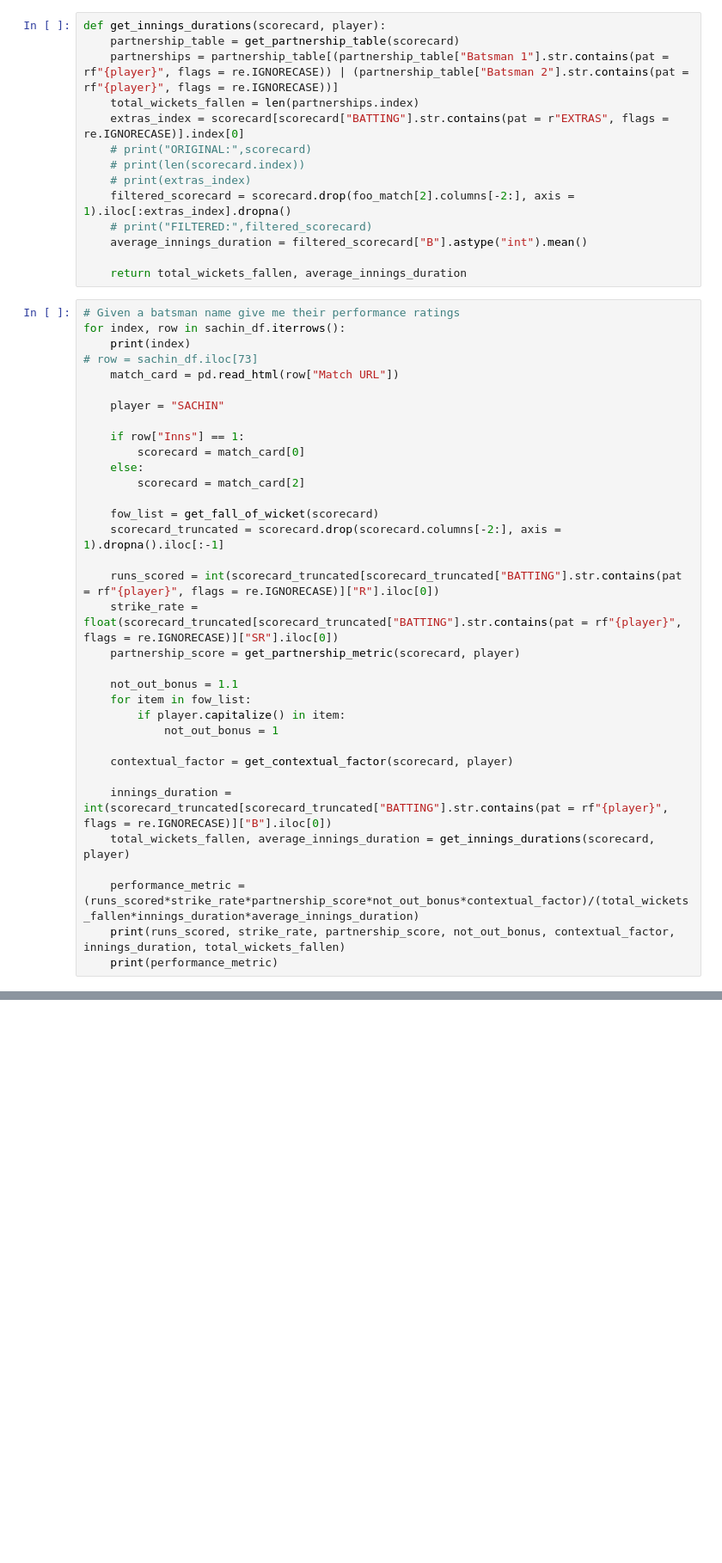
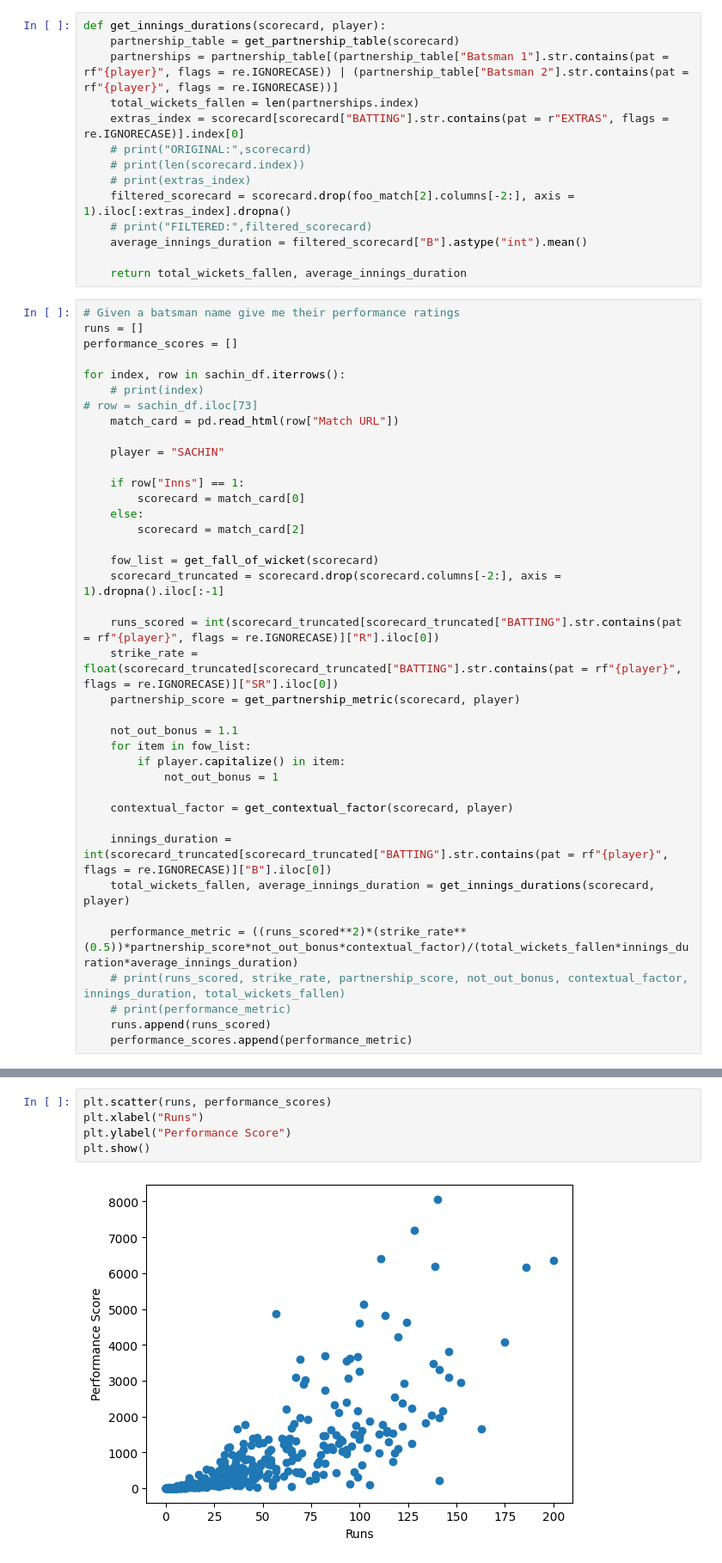
Before and after one commit to sriskid/Cricket_Data_Analysis, a Jupyter notebook: get_performace_rating.ipynb, the cells around one changed output, grey strips where cells are left out. Shown at 86% size. Drawn from its saved outputs; the diff is of its cells as text; blank space fills up the shorter version.

Commit message:
Modified performance metric

```diff
--- a/get_performace_rating.ipynb
+++ b/get_performace_rating.ipynb
@@ -322,8 +322,11 @@ def get_innings_durations(scorecard, player):
     return total_wickets_fallen, average_innings_duration
 # %%
 # Given a batsman name give me their performance ratings
+runs = []
+performance_scores = []
+
 for index, row in sachin_df.iterrows():
-    print(index)
+    # print(index)
 # row = sachin_df.iloc[73]
     match_card = pd.read_html(row["Match URL"])
 
@@ -351,6 +354,8 @@ for index, row in sachin_df.iterrows():
     innings_duration = int(scorecard_truncated[scorecard_truncated["BATTING"].str.contains(pat = rf"{player}", flags = re.IGNORECASE)]["B"].iloc[0])
     total_wickets_fallen, average_innings_duration = get_innings_durations(scorecard, player)
 
-    performance_metric = (runs_scored*strike_rate*partnership_score*not_out_bonus*contextual_factor)/(total_wickets_fallen*innings_duration*average_innings_duration)
-    print(runs_scored, strike_rate, partnership_score, not_out_bonus, contextual_factor, innings_duration, total_wickets_fallen)
-    print(performance_metric)
+    performance_metric = ((runs_scored**2)*(strike_rate**(0.5))*partnership_score*not_out_bonus*contextual_factor)/(total_wickets_fallen*innings_duration*average_innings_duration)
+    # print(runs_scored, strike_rate, partnership_score, not_out_bonus, contextual_factor, innings_duration, total_wickets_fallen)
+    # print(performance_metric)
+    runs.append(runs_scored)
+    performance_scores.append(performance_metric)
@@ -374,0 +365,7 @@ for index, row in sachin_df.iterrows():
+# %%
+plt.scatter(runs, performance_scores)
+plt.xlabel("Runs")
+plt.ylabel("Performance Score")
+plt.show()
+# %% [output]
+[figure, added]
```
Also changed, not shown: parts of 8 cells of this notebook, 1 other file.
